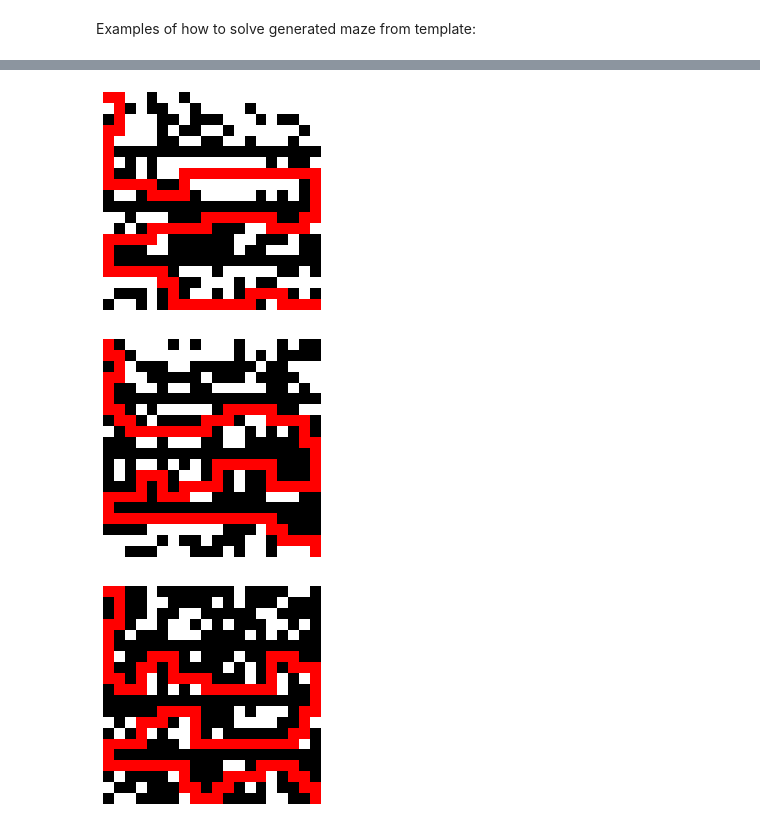
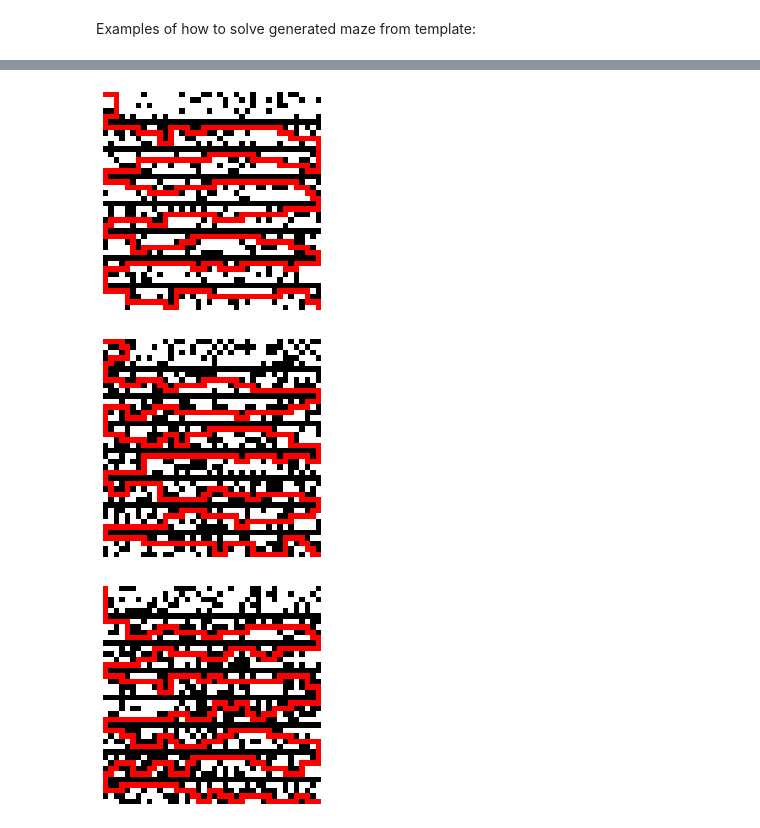
Before and after one commit to voj0152/vvp_bludiste, a Jupyter notebook: exaples.ipynb, the cells around one changed output, grey strips where cells are left out. Drawn from its saved outputs; the diff is of its cells as text; code cells hidden in the pictures.

```diff
--- a/exaples.ipynb
+++ b/exaples.ipynb
@@ -43,5 +43,5 @@ m.plot_maze(maze)
 # Method 2: Use function solve_maze_generate
 # We can se the diference in using higher iter_number
 for i in range(3):
-    m.solve_maze_generate(20, 'empty', (i+1)*10)
+    m.solve_maze_generate(40, 'empty', (i+1)*10)
 # %% [output]
@@ -51,13 +51,13 @@ for i in range(3):
 # %%
 # Using the 'slalom' mode
 # We can se the diference in using higher iter_number
 # It is needed to use a higher iter_number to get a better result
 for i in range(3):
-    m.solve_maze_generate(20, 'slalom', (i+1)*18)
+    m.solve_maze_generate(40, 'slalom', (i+1)*18)
 # %% [output]
-[figure, old version]
+[figure, new version]
-[figure, old version]
+[figure, new version]
-[figure, old version]
+[figure, new version]
 # %%
 # Using the 'ess' mode
 # We can se the diference in using higher iter_number
```
Also changed, not shown: parts of 5 cells of this notebook, 2 other files.
